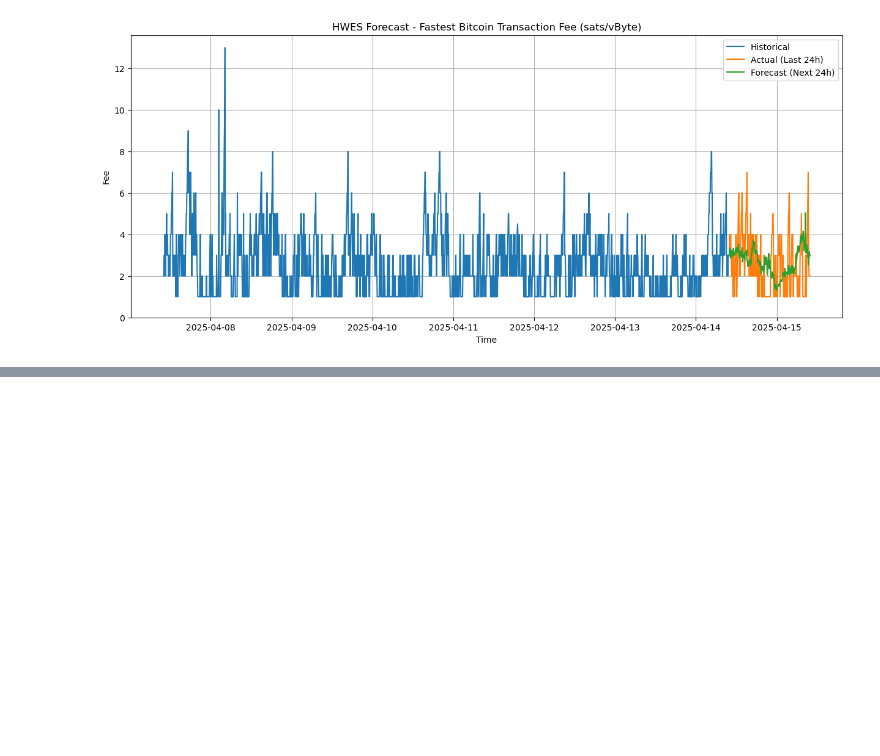
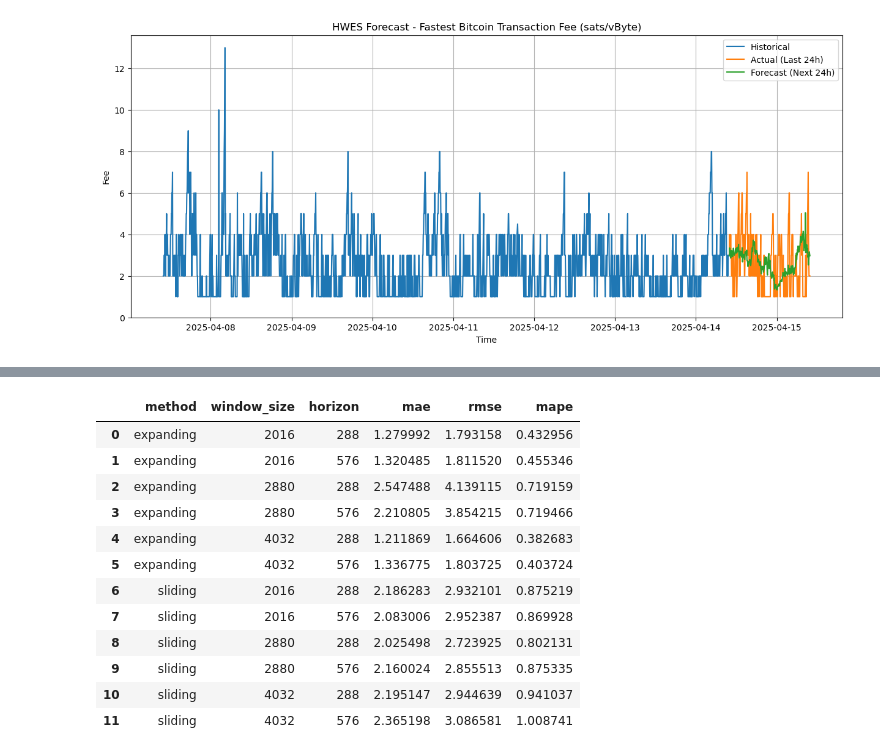
Before and after one commit to UBC-MDS/Capstone_SatCast_Trilemma, a Jupyter notebook: analysis/baseline_hwes.ipynb, the cells around one changed output, grey strips where cells are left out. Saved outputs shown, nothing was run; the diff lists cells and outputs as text; code cells hidden in the pictures; blank space fills up the shorter version.

```diff
--- a/analysis/baseline_hwes.ipynb
+++ b/analysis/baseline_hwes.ipynb
@@ -257,0 +379,22 @@ plt.show()
+# %%
+# Summarize error metrics by config
+summary = (
+    all_results_df.groupby(["method", "window_size", "horizon"])
+    .agg({"mae": "mean", "rmse": "mean", "mape": "mean"})
+    .reset_index()
+)
+summary
+# %% [output]
+|  | method | window_size | horizon | mae | rmse | mape |
+| 0 | expanding | 2016 | 288 | 1.279992 | 1.793158 | 0.432956 |
+| 1 | expanding | 2016 | 576 | 1.320485 | 1.811520 | 0.455346 |
+| 2 | expanding | 2880 | 288 | 2.547488 | 4.139115 | 0.719159 |
+| 3 | expanding | 2880 | 576 | 2.210805 | 3.854215 | 0.719466 |
+| 4 | expanding | 4032 | 288 | 1.211869 | 1.664606 | 0.382683 |
+| 5 | expanding | 4032 | 576 | 1.336775 | 1.803725 | 0.403724 |
+| 6 | sliding | 2016 | 288 | 2.186283 | 2.932101 | 0.875219 |
+| 7 | sliding | 2016 | 576 | 2.083006 | 2.952387 | 0.869928 |
+| 8 | sliding | 2880 | 288 | 2.025498 | 2.723925 | 0.802131 |
+| 9 | sliding | 2880 | 576 | 2.160024 | 2.855513 | 0.875335 |
+| 10 | sliding | 4032 | 288 | 2.195147 | 2.944639 | 0.941037 |
+| 11 | sliding | 4032 | 576 | 2.365198 | 3.086581 | 1.008741 |
```
Also changed, not shown: parts of 17 cells of this notebook, 2 other files.
